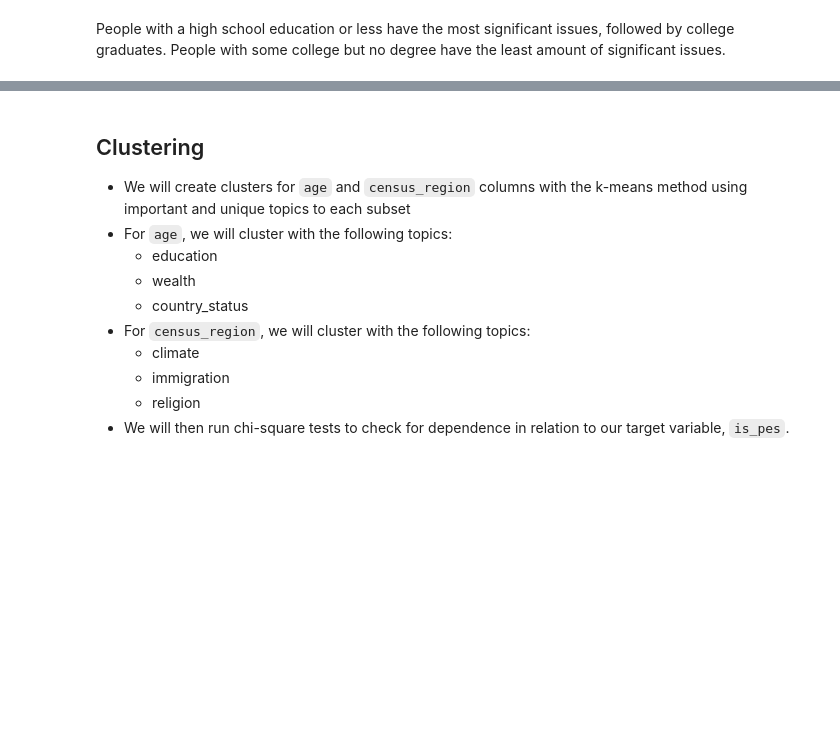
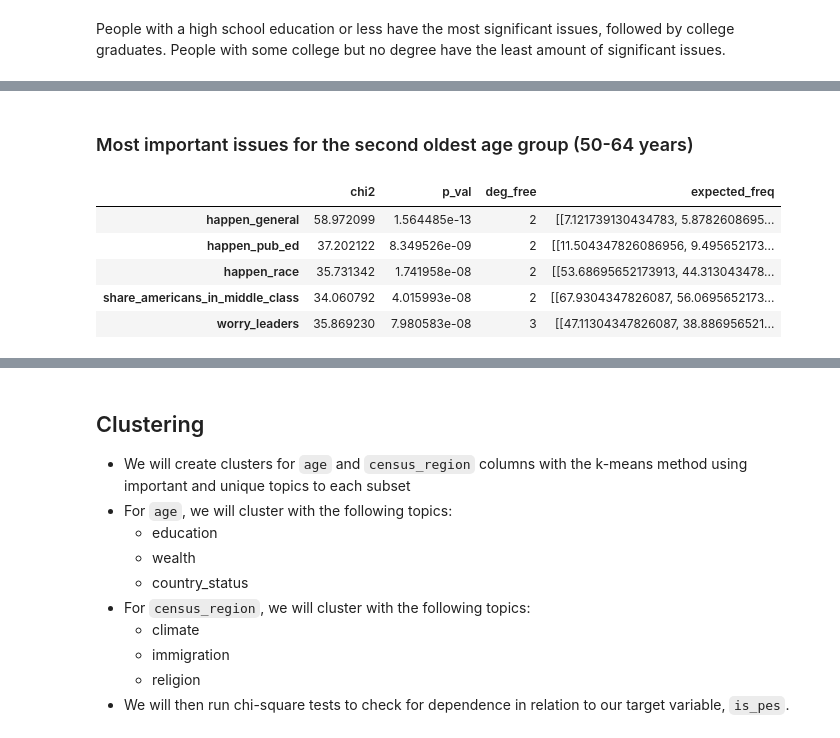
Before and after one commit to american-perspectives-capstone/american-attitudes, a Jupyter notebook: final_notebook.ipynb, the cells around one changed output, grey strips where cells are left out. Drawn from its saved outputs; the diff is of its cells as text; code cells hidden in the pictures; blank space fills up the shorter version.

```diff
--- a/final_notebook.ipynb
+++ b/final_notebook.ipynb
@@ -1543,0 +1591,15 @@ People with a high school education or less have the most significant issues, fo
+# %% [markdown]
+### Most important issues for the second oldest age group (50-64 years)
+# %%
+# Generate object
+obj_old = e.generate_and_return_obj(old_train)
+# Examine the chi2 results and return the most signficant values from them
+issues_old = obj_old.chi2_df.sort_values(by='p_val')
+issues_old.head(5)
+# %% [output]
+|  | chi2 | p_val | deg_free | expected_freq |
+| happen_general | 58.972099 | 1.564485e-13 | 2 | [[7.121739130434783, 5.8782608695... |
+| happen_pub_ed | 37.202122 | 8.349526e-09 | 2 | [[11.504347826086956, 9.495652173... |
+| happen_race | 35.731342 | 1.741958e-08 | 2 | [[53.68695652173913, 44.313043478... |
+| share_americans_in_middle_class | 34.060792 | 4.015993e-08 | 2 | [[67.9304347826087, 56.0695652173... |
+| worry_leaders | 35.869230 | 7.980583e-08 | 3 | [[47.11304347826087, 38.886956521... |
```
Also changed, not shown: parts of 120 cells of this notebook.
